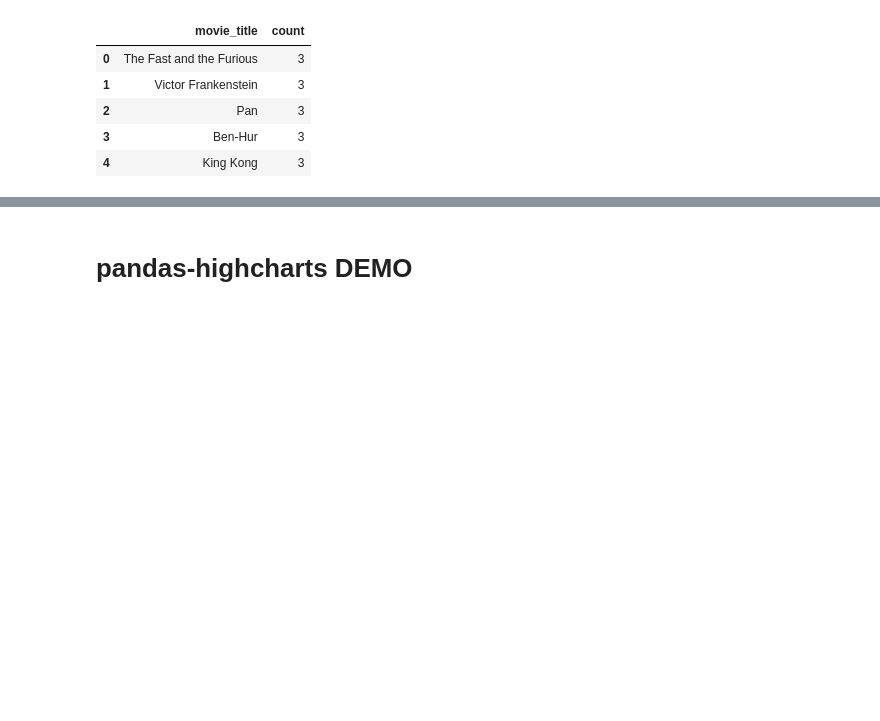
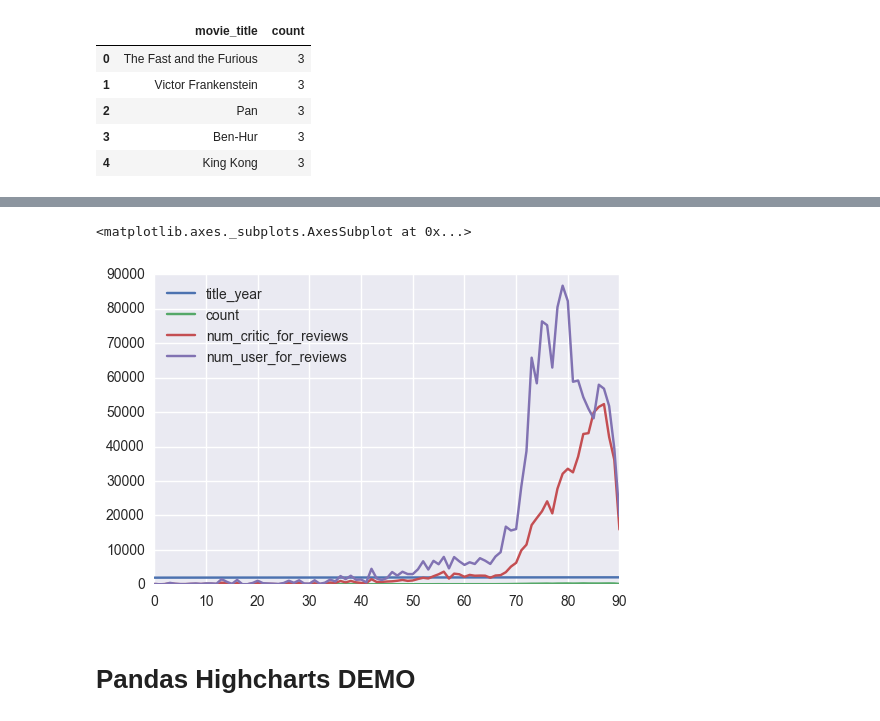
Before and after one commit to yennanliu/analysis, a Jupyter notebook: imdb_5000_movie_analysis.ipynb, the cells around one changed output, grey strips where cells are left out. Cells and saved outputs as stored; diff of their text form; code cells hidden in the pictures; blank space fills up the shorter version.

```diff
--- a/imdb_5000_movie_analysis.ipynb
+++ b/imdb_5000_movie_analysis.ipynb
@@ -127,5 +137,14 @@ movie_count.head()
+# %%
+tt = pd.DataFrame(df.groupby('title_year').count()['index'].reset_index())
+xx = df.groupby('title_year').agg({'num_critic_for_reviews':np.sum, 'num_user_for_reviews': np.sum}).reset_index()
+tt.columns = ['title_year','count']
+
+tt.merge(xx).plot()
+# %% [output]
+<matplotlib.axes._subplots.AxesSubplot at 0x...>
+[figure, added]
 # %% [markdown]
-# pandas-highcharts DEMO
+# Pandas Highcharts DEMO
 # %%
 %load_ext autoreload
 %autoreload 2
```
Also changed, not shown: parts of 4 cells of this notebook.
